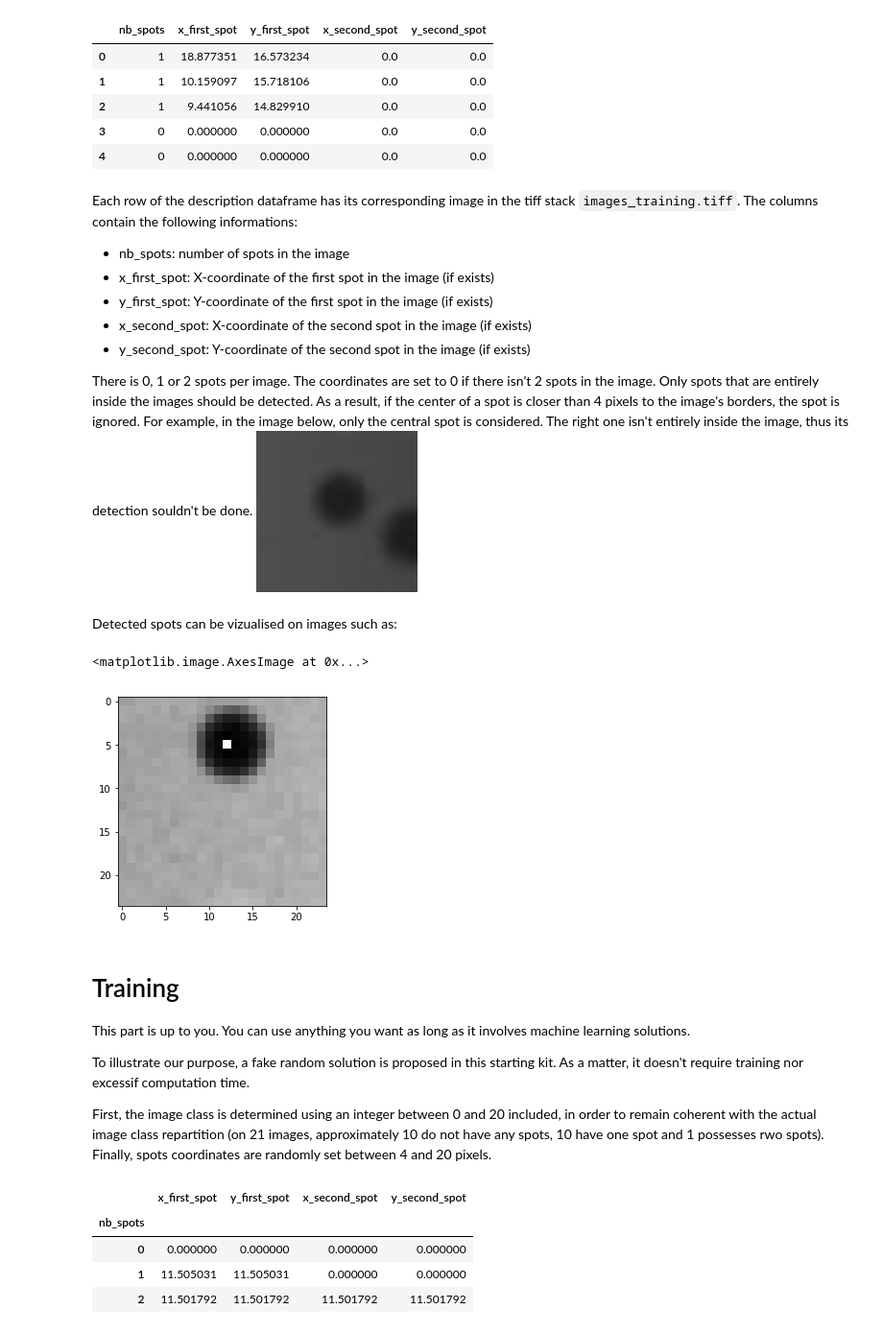
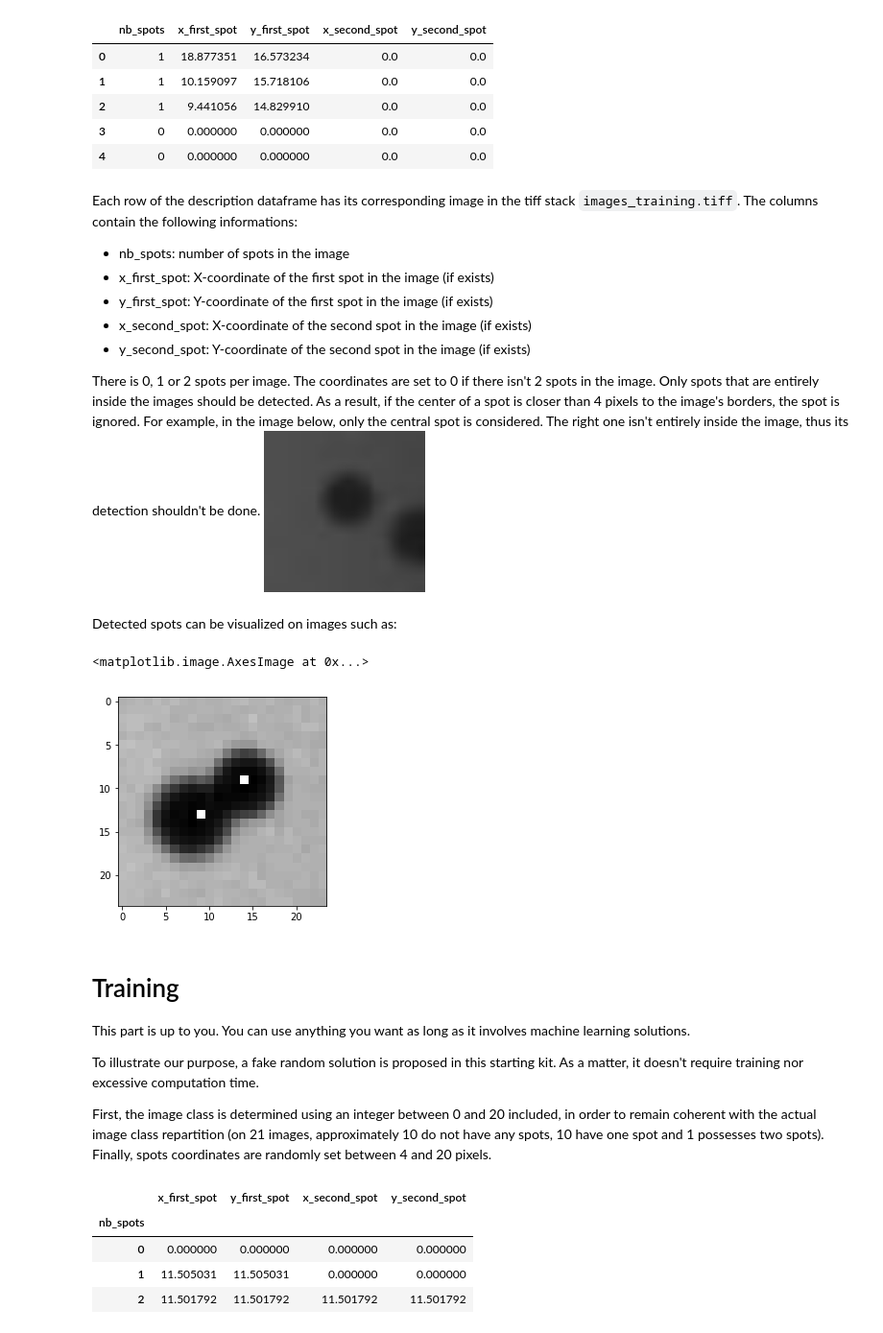
Before and after one commit to KaizenSolutionsDatateam/spot-detection-thales-competition, a Jupyter notebook: startingkit_challenge.ipynb, the cells around one changed output. Shown at 96% size. Cells and saved outputs as stored; diff of their text form; code cells hidden in the pictures.

```diff
--- a/startingkit_challenge.ipynb
+++ b/startingkit_challenge.ipynb
@@ -123,28 +123,33 @@ Each row of the description dataframe has its corresponding image in the tiff st
 - x_second_spot: X-coordinate of the second spot in the image (if exists)
 - y_second_spot: Y-coordinate of the second spot in the image (if exists)
 
-There is 0, 1 or 2 spots per image. The coordinates are set to 0 if there isn't 2 spots in the image. Only spots that are entirely inside the images should be detected. As a result, if the center of a spot is closer than 4 pixels to the image's borders, the spot is ignored. For example, in the image below, only the central spot is considered. The right one isn't entirely inside the image, thus its detection souldn't be done.
+There is 0, 1 or 2 spots per image. The coordinates are set to 0 if there isn't 2 spots in the image. Only spots that are entirely inside the images should be detected. As a result, if the center of a spot is closer than 4 pixels to the image's borders, the spot is ignored. For example, in the image below, only the central spot is considered. The right one isn't entirely inside the image, thus its detection shouldn't be done.
 <img src="attachment:results.jpg" width="168">
 # %% [markdown]
-Detected spots can be vizualised on images such as:
+Detected spots can be visualized on images such as:
 # %%
-nImage = 10
+nImage = 16
 image_copy = np.copy(train_images[nImage])
-spot = descriptions.iloc[nImage, 1:3].values
-image_copy[int(spot[1])][int(spot[0])] = min( np.max(image_copy) + 20, 255)
+spot1 = descriptions.iloc[nImage, 1:3].values
+spot2 = descriptions.iloc[nImage, 3:5].values
+intensity = min( np.max(image_copy) + 20, 255)
+if spot1[0] != 0 and spot1[1] != 0:
+    image_copy[int(round(spot1[1]))][int(round(spot1[0]))] = intensity
+if spot2[0] != 0 and spot2[1] != 0:
+    image_copy[int(round(spot2[1]))][int(round(spot2[0]))] = intensity
 plt.imshow(image_copy, cmap=plt.get_cmap('gray'))
 # %% [output]
 <matplotlib.image.AxesImage at 0x...>
-[figure, old version]
+[figure, new version]
 # %% [markdown]
 # Training
 This part is up to you.
 You can use anything you want as long as it involves machine learning solutions.
 
 To illustrate our purpose, a fake random solution is proposed in this starting kit.
-As a matter, it doesn't require training nor excessif computation time.
+As a matter, it doesn't require training nor excessive computation time.
 
-First, the image class is determined using an integer between 0 and 20 included, in order to remain coherent with the actual image class repartition (on 21 images, approximately 10 do not have any spots, 10 have one spot and 1 possesses rwo spots). Finally, spots coordinates are randomly set between 4 and 20 pixels.
+First, the image class is determined using an integer between 0 and 20 included, in order to remain coherent with the actual image class repartition (on 21 images, approximately 10 do not have any spots, 10 have one spot and 1 possesses two spots). Finally, spots coordinates are randomly set between 4 and 20 pixels.
 # %%
 def random_predict(images):
     """
```
Also changed, not shown: parts of 6 cells of this notebook, 1 other file.
